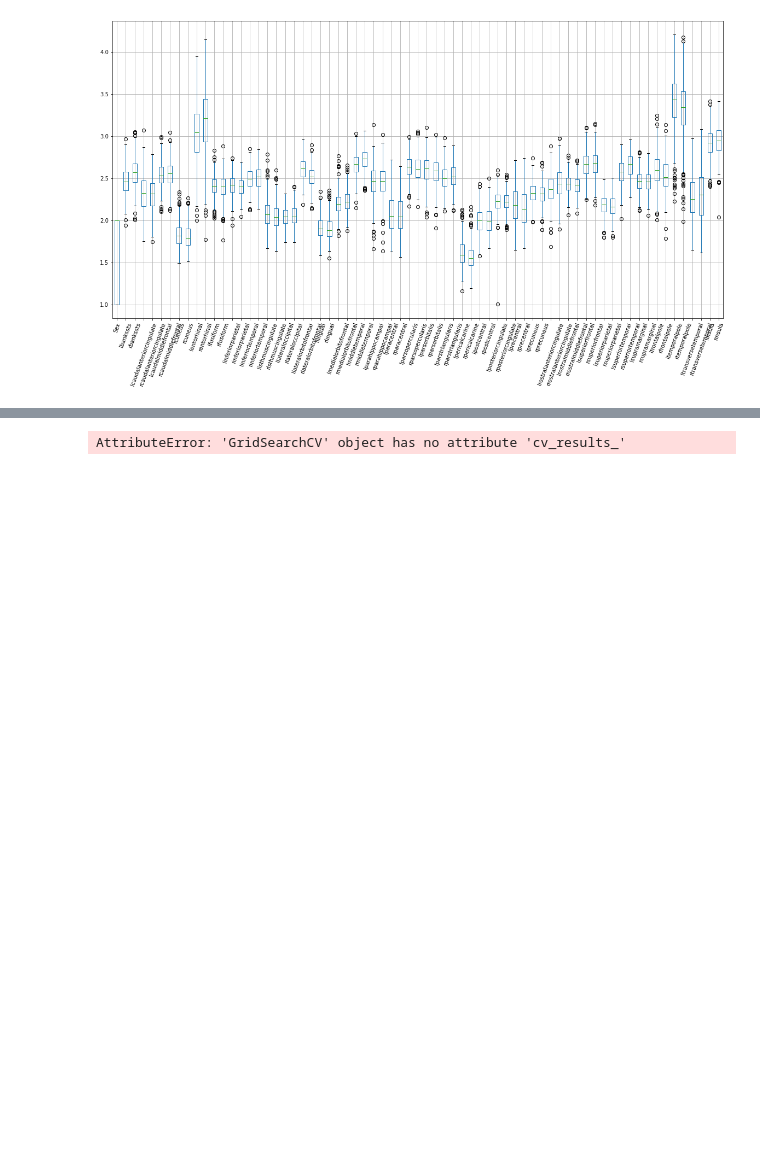
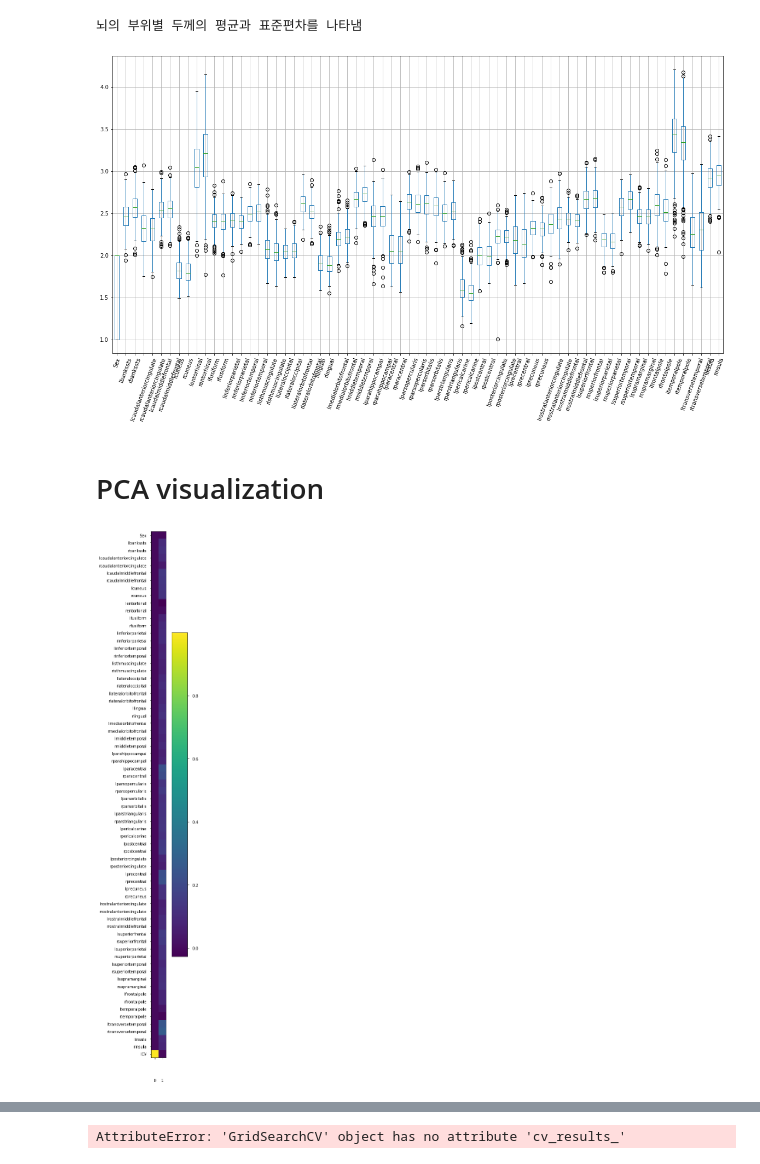
Before and after one commit to luckydipper/brain_age_expectation, a Jupyter notebook: 2020105695_김희성_final_project.ipynb, the cells around one changed output, grey strips where cells are left out. Drawn from its saved outputs; the diff is of its cells as text; code cells hidden in the pictures; blank space fills up the shorter version.

```diff
--- a/2020105695_김희성_final_project.ipynb
+++ b/2020105695_김희성_final_project.ipynb
@@ -128,9 +107,24 @@ plt.savefig("images/Data_distribution.png")
 # %%
 plt.figure(figsize=(20, 10))
 X_train.iloc[:,:-1].boxplot(rot=70)
-plt.savefig("images/Data_magnitude.png")
+#plt.savefig("images/Data_magnitude.png")
+print("뇌의 부위별 두께의 평균과 표준편차를 나타냄")
 # %% [output]
+뇌의 부위별 두께의 평균과 표준편차를 나타냄
 [figure]
+# %% [markdown]
+# PCA visualization
+# %%
+pca = PCA(n_components=2)
+X_pca = pca.fit_transform(X_train)
+components = pca.components_
+fig = plt.figure(figsize=(5,25))
+plt.imshow(components.T)
+plt.yticks(range(len(X_train.columns)), X_train.columns)
+plt.colorbar()
+plt.savefig("images/PCA.png")
+# %% [output]
+[figure, added]
 # %%
 #Original SVM regression
 from sklearn.svm import SVR
```
Also changed, not shown: parts of 26 cells of this notebook, 10 other files.
